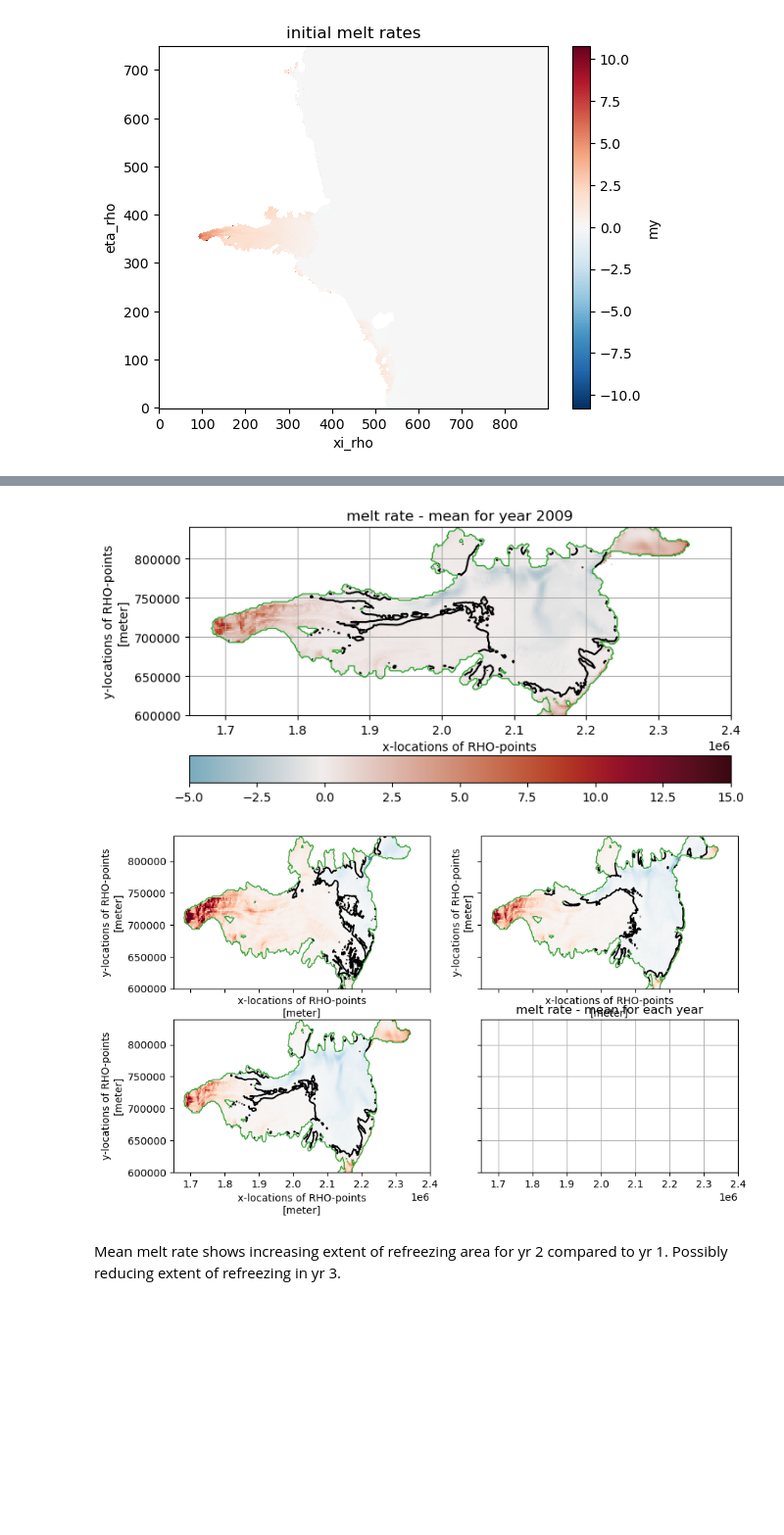
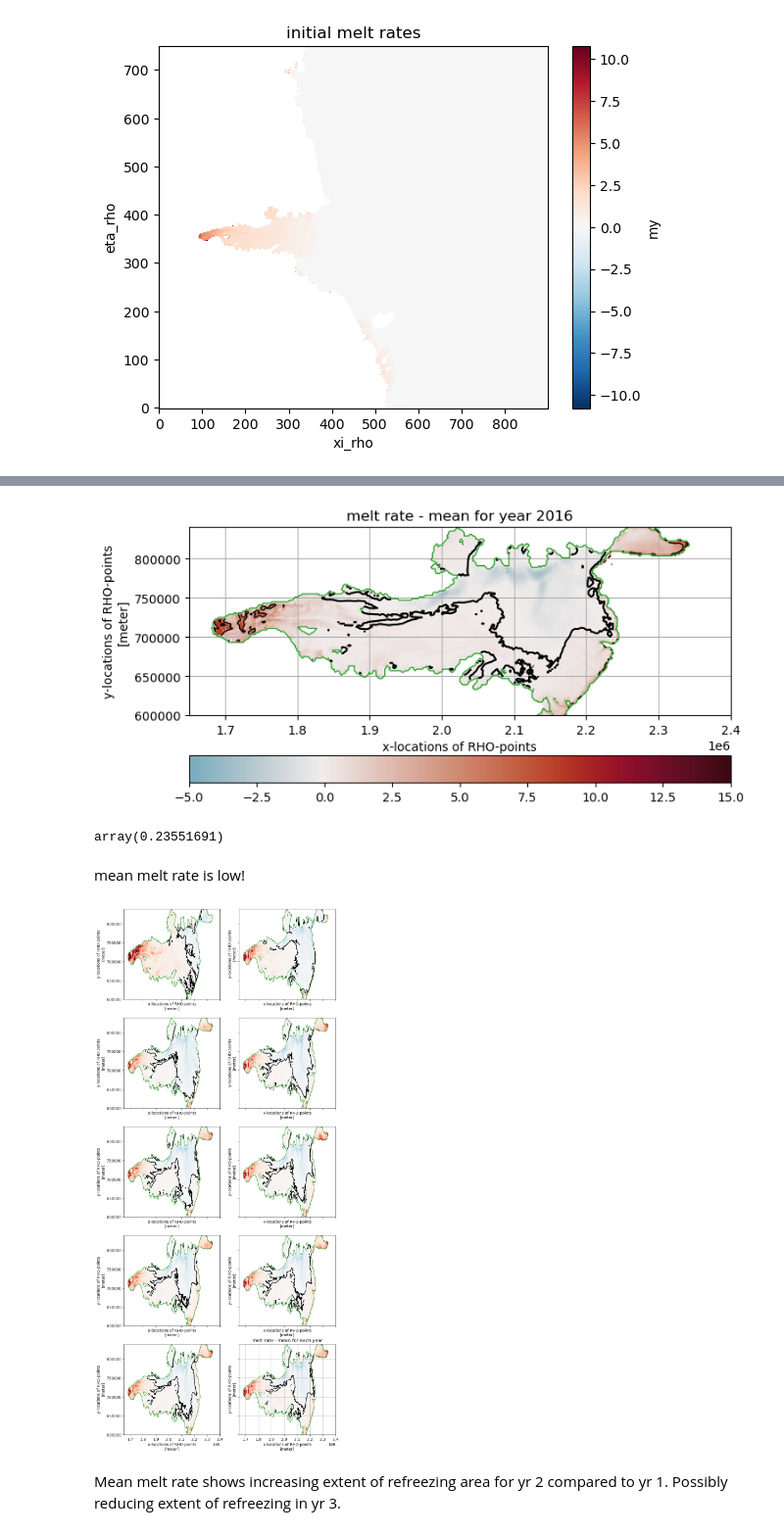
Before and after one commit to dgwyther/apom-analysis, a Jupyter notebook: notebooks/PrelimAna-spinupChecks-v2.ipynb, the cells around one changed output, grey strips where cells are left out. Shown at 98% size. Cells and saved outputs as stored; diff of their text form; code cells hidden in the pictures; blank space fills up the shorter version.

```diff
--- a/notebooks/PrelimAna-spinupChecks-v2.ipynb
+++ b/notebooks/PrelimAna-spinupChecks-v2.ipynb
@@ -180,0 +218,13 @@ making vertical coordinates
+# %%
+
+prefix='roms_his_'
+datelist = np.array(range(timeRange[0],timeRange[1],1))
+
+
+fl=generateFileList(FilePath,prefix,datelist)
+print(fl)
+
+
+ds_m = xr.open_mfdataset(fl,chunks = {'ocean_time':1}, data_vars='minimal', compat='override',coords='minimal',parallel='False',join='right')
+
+print(ds_m.nbytes/1e9,'G')
@@ -180,0 +234,4 @@ making vertical coordinates
+# %%
+ds = ds_m.drop_vars(['rho','Tb','Sb','zeta','ubar_eastward','vbar_northward','u_eastward','v_northward','temp','shflux','ssflux','sustr','svstr','angle','w','salt','zeta','f','mask_u','mask_v','mask_psi','u','v'])
+print(ds.nbytes/1e9,'G')
+ds
@@ -180,0 +257,24 @@ making vertical coordinates
+# %%
+# make masks
+ds['mask_zice'] = ((ds.zice<0)*ds.mask_rho)
+
+# now make a ROI mask(s)
+# plt.figure(figsize=(15,15))
+ds.mask_zice.plot(x='x_rho',y='y_rho')
+plt.grid()
+poly_shelf = np.array([
+    [1.55e6,600000],
+    [2.25e6,600000],
+    [2.25e6,800000],
+    [2.20e6,830000],
+    [1.55e6,890000]])
+plt.plot(poly_shelf[:,0],poly_shelf[:,1])
+plt.show()
+
+mask_roi = inpolygon(ds.x_rho.values, ds.y_rho.values,poly_shelf[:,0], poly_shelf[:,1])
+
+
+ds['mask_zice_roi'] = ds.mask_zice*mask_roi
+ds.mask_zice_roi.plot()
+roi_label1 = 'amery'
+ds.mask_zice_roi.attrs['long_name']=roi_label1
@@ -202,44 +305,52 @@ plt.show()
 # %%
 plt.figure(figsize=(8,4))
 newcmap = cmocean.tools.crop(cmocean.cm.balance,vmin=-5,vmax=15,pivot=0)
-im=(ds.my*ds.mask_zice.where(ds.mask_zice,np.NaN)).sel(ocean_time=slice('2009-01-01','2010-01-01')).mean(dim='ocean_time').plot(x='x_rho',y='y_rho',cmap=newcmap,add_colorbar=False,vmin=-5,vmax=15)
+im=(ds.my*ds.mask_zice.where(ds.mask_zice,np.NaN)).sel(ocean_time=slice('2016-01-01','2017-01-01')).mean(dim='ocean_time').plot(x='x_rho',y='y_rho',cmap=newcmap,add_colorbar=False,vmin=-5,vmax=15)
 co = plt.contour(ds.x_rho,ds.y_rho,ds.zice*ds.mask_rho,levels=[-1],colors='C2',linestyles='-',linewidths=1)
 # co = plt.contour(ds.x_rho,ds.y_rho,ds.h*ds.mask_rho,levels=(500,1000,2000),colors='C1',linestyles='-',linewidths=0.5)
 
-co=(ds.my*ds.mask_zice.where(ds.mask_zice,np.NaN)).sel(ocean_time=slice('2009-01-01','2010-01-01')).mean(dim='ocean_time').plot.contour(x='x_rho',y='y_rho',levels=[0],colors='k')
+co=(ds.my*ds.mask_zice.where(ds.mask_zice,np.NaN)).sel(ocean_time=slice('2016-01-01','2017-01-01')).mean(dim='ocean_time').plot.contour(x='x_rho',y='y_rho',levels=[0],colors='k')
+co=(ds.my*ds.mask_zice.where(ds.mask_zice,np.NaN)).sel(ocean_time=slice('2016-01-01','2017-01-01')).mean(dim='ocean_time').plot.contour(x='x_rho',y='y_rho',levels=np.arange(0,20,5),colors='k',linewidths=1)
+
 plt.axis((1.65e6,2.4e6,.6e6,.84e6))
-plt.title('melt rate - mean for year 2009')
+plt.title('melt rate - mean for year 2016')
 plt.colorbar(im,orientation='horizontal')
 plt.grid()
 plt.show()
 # %% [output]
-[figure, old version]
+[figure, new version]
+# %%
+(ds.my.sel(ocean_time=slice('2016-01-01','2017-01-01'))*ds.mask_zice_roi.where(ds.mask_zice_roi,np.NaN)).weighted(weights).mean(('eta_rho','xi_rho')).mean(dim='ocean_time').values
+# %% [output]
+array(0.23551691)
+# %% [markdown]
+mean melt rate is low!
 # %%
-fig, axes = plt.subplots(nrows=2, ncols=2, sharex=True, sharey=True, figsize=(10,6))
+fig, axes = plt.subplots(nrows=5, ncols=2, sharex=True, sharey=True, figsize=(10,25))
 newcmap = cmocean.tools.crop(cmocean.cm.balance,vmin=-5,vmax=40,pivot=0)
 axes_list = axes.reshape(-1)
 
-year_list = range(2007,2010,1)
+year_list = range(2007,2017,1)
 ii=0
 for year in year_list:
     ax = axes_list[ii]
 
     year_start = str(year)+'-01-01'
     year_end = str(year+1)+'-01-01'
     im=(ds.my*ds.mask_zice.where(ds.mask_zice,np.NaN)).sel(ocean_time=slice(year_start,year_end)).mean(dim='ocean_time').plot(ax=ax,x='x_rho',y='y_rho',cmap='RdBu_r',add_colorbar=False,vmin=-10,vmax=10)
     co = ax.contour(ds.x_rho,ds.y_rho,ds.zice*ds.mask_rho,levels=[-1],colors='C2',linestyles='-',linewidths=1)
     # co = plt.contour(ds.x_rho,ds.y_rho,ds.h*ds.mask_rho,levels=(500,1000,2000),colors='C1',linestyles='-',linewidths=0.5)
 
     co=(ds.my*ds.mask_zice.where(ds.mask_zice,np.NaN)).sel(ocean_time=slice(year_start,year_end)).mean(dim='ocean_time').plot.contour(ax=ax,x='x_rho',y='y_rho',levels=[0],colors='k')
     ax.axis((1.65e6,2.4e6,.6e6,.84e6))
     ii=ii+1
 
 plt.title('melt rate - mean for each year')
 # plt.colorbar(im,orientation='horizontal')
 plt.grid()
 plt.show()
 # %% [output]
-[figure, old version]
+[figure, new version]
 # %% [markdown]
 Mean melt rate shows increasing extent of refreezing area for yr 2 compared to yr 1. Possibly reducing extent of refreezing in yr 3.
 # %%
```
Also changed, not shown: parts of 23 cells of this notebook.
